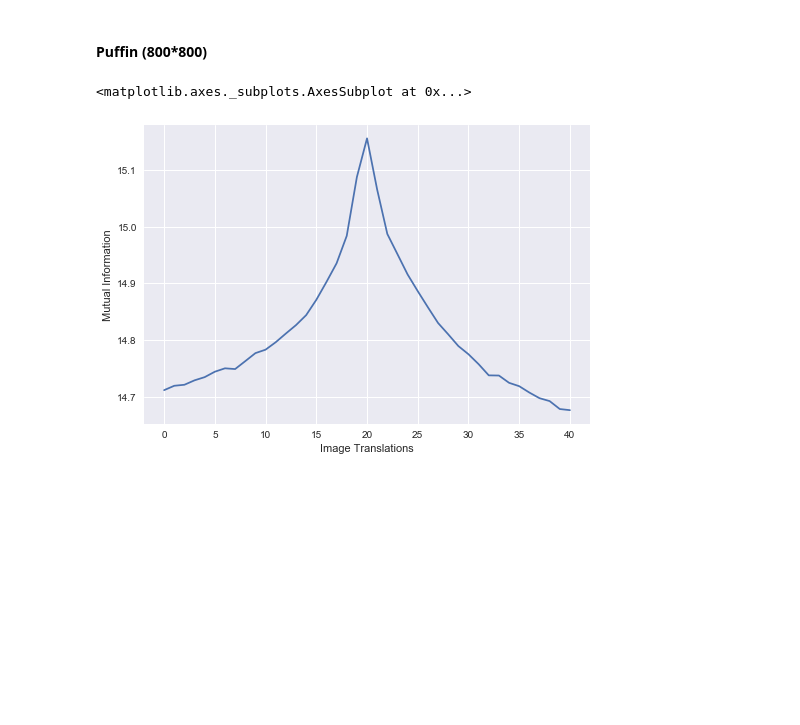
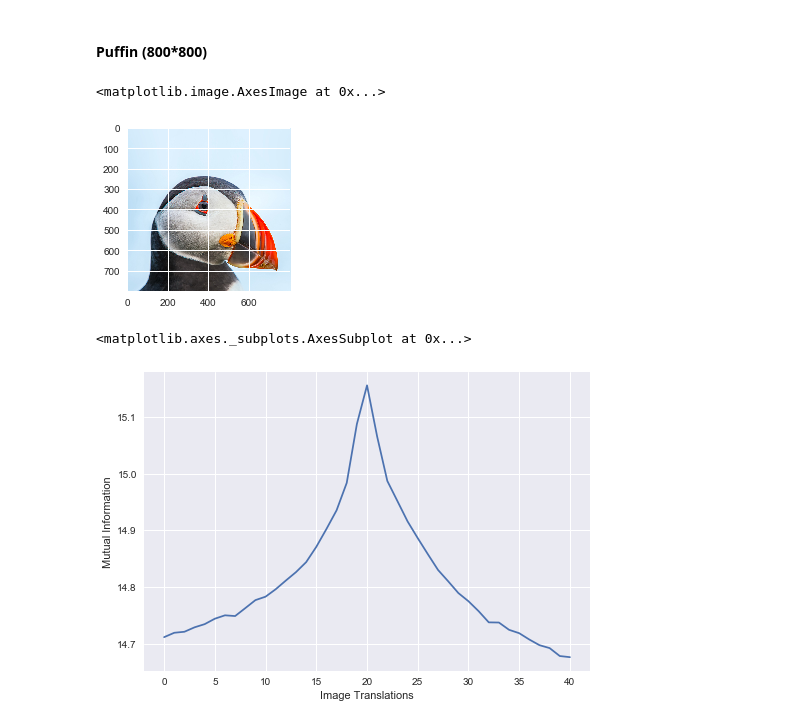
Before and after one commit to otmanesabir/ImgProc, a Jupyter notebook: Mutual Information/src/explore.ipynb, the cells around one changed output. Drawn from its saved outputs; the diff is of its cells as text; code cells hidden in the pictures; blank space fills up the shorter version.

```diff
--- a/Mutual Information/src/explore.ipynb
+++ b/Mutual Information/src/explore.ipynb
@@ -108,5 +129,11 @@ sns.lineplot([x for x in range(255)], binSizeChange(flower))
 # %% [markdown]
 #### Puffin (800*800)
+# %%
+fig = plt.figure(figsize=(3,3))
+plt.imshow(puffin)
+# %% [output]
+<matplotlib.image.AxesImage at 0x...>
+[figure, added]
 # %%
 fig = plt.figure()
 plt.ylabel('Mutual Information')
```
Also changed, not shown: parts of 9 cells of this notebook.
